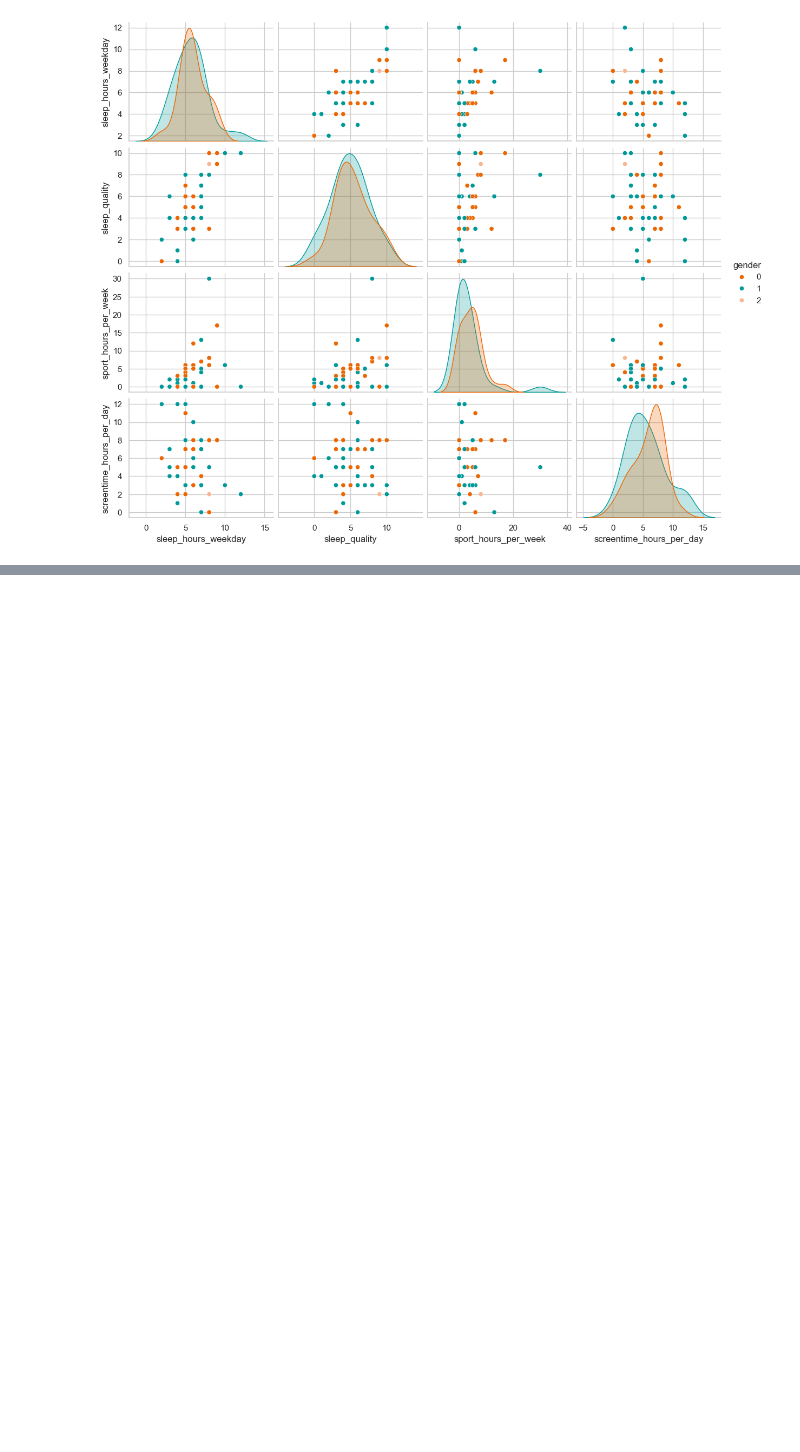
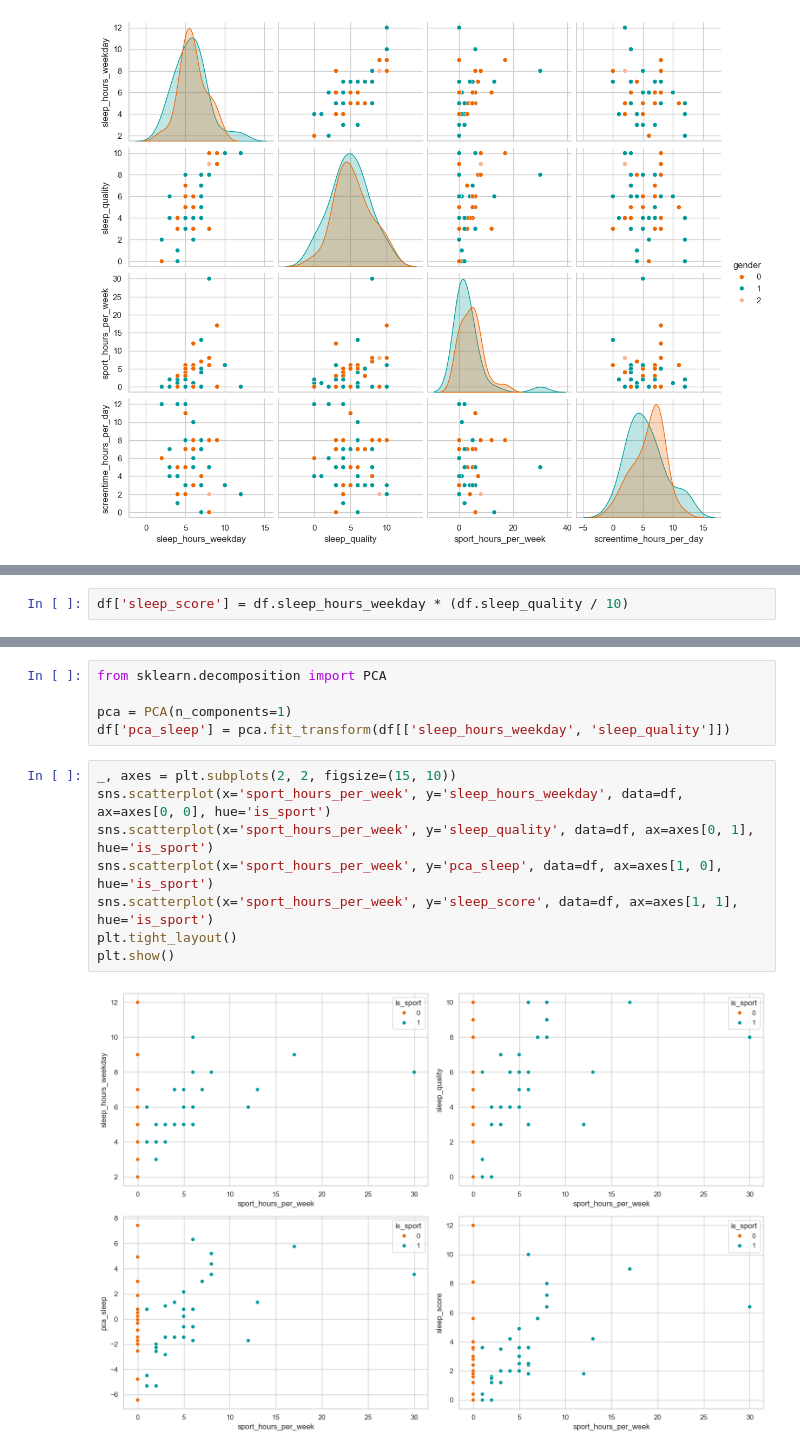
Before and after one commit to mib1213/SSS-Survey, a Jupyter notebook: notebooks/regression.ipynb, the cells around one changed output, grey strips where cells are left out. Cells and saved outputs as stored; diff of their text form; blank space fills up the shorter version.

```diff
--- a/notebooks/regression.ipynb
+++ b/notebooks/regression.ipynb
@@ -99,0 +124,2 @@ Anderson-Darling normality test: statistic = 0.2289508463706582, critical value
+# %%
+df['sleep_score'] = df.sleep_hours_weekday * (df.sleep_quality / 10)
@@ -99,0 +150,15 @@ Anderson-Darling normality test: statistic = 0.2289508463706582, critical value
+# %%
+from sklearn.decomposition import PCA
+
+pca = PCA(n_components=1)
+df['pca_sleep'] = pca.fit_transform(df[['sleep_hours_weekday', 'sleep_quality']])
+# %%
+_, axes = plt.subplots(2, 2, figsize=(15, 10))
+sns.scatterplot(x='sport_hours_per_week', y='sleep_hours_weekday', data=df, ax=axes[0, 0], hue='is_sport')
+sns.scatterplot(x='sport_hours_per_week', y='sleep_quality', data=df, ax=axes[0, 1], hue='is_sport')
+sns.scatterplot(x='sport_hours_per_week', y='pca_sleep', data=df, ax=axes[1, 0], hue='is_sport')
+sns.scatterplot(x='sport_hours_per_week', y='sleep_score', data=df, ax=axes[1, 1], hue='is_sport')
+plt.tight_layout()
+plt.show()
+# %% [output]
+[figure, added]
```
Also changed, not shown: parts of 9 cells of this notebook.
